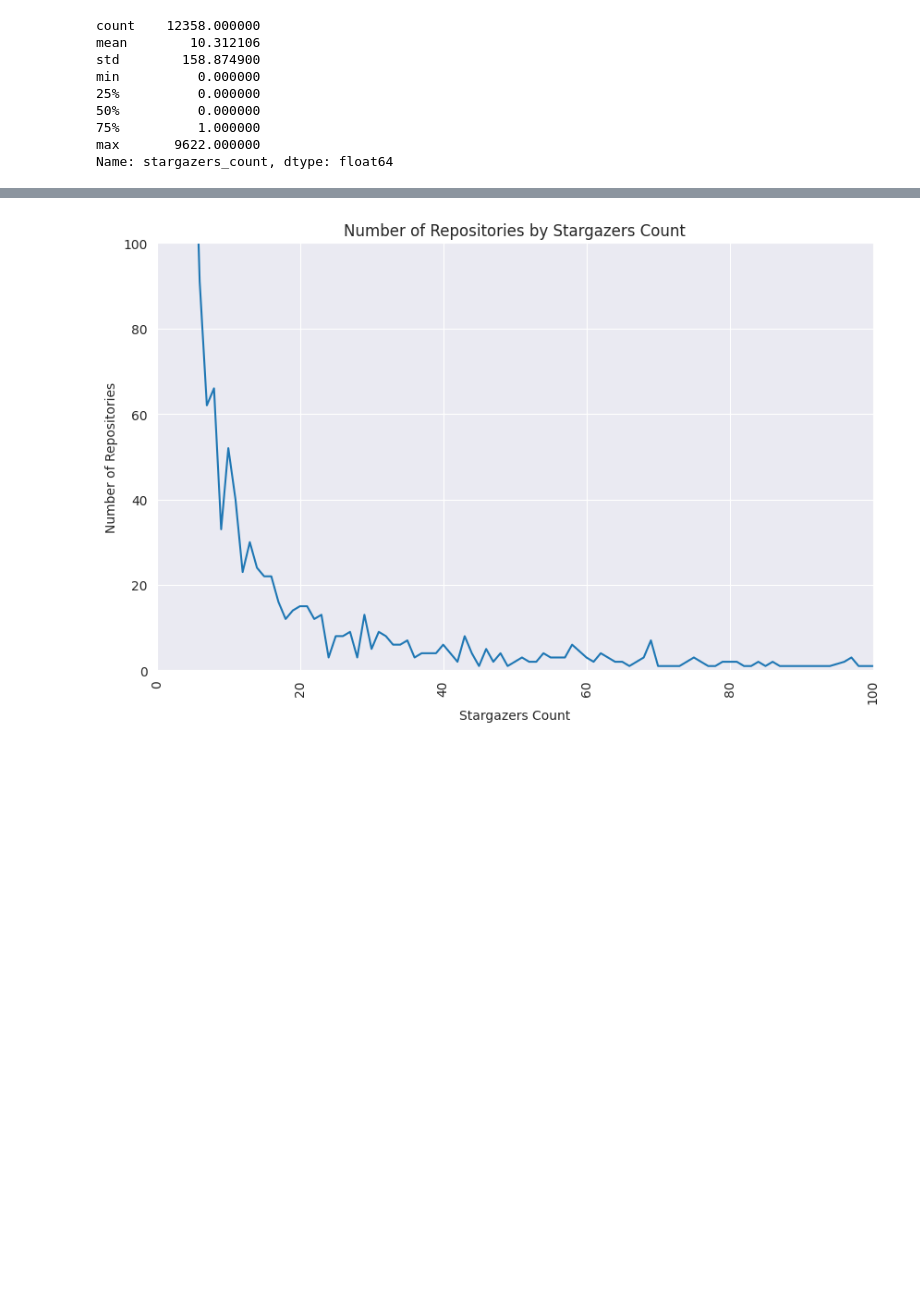
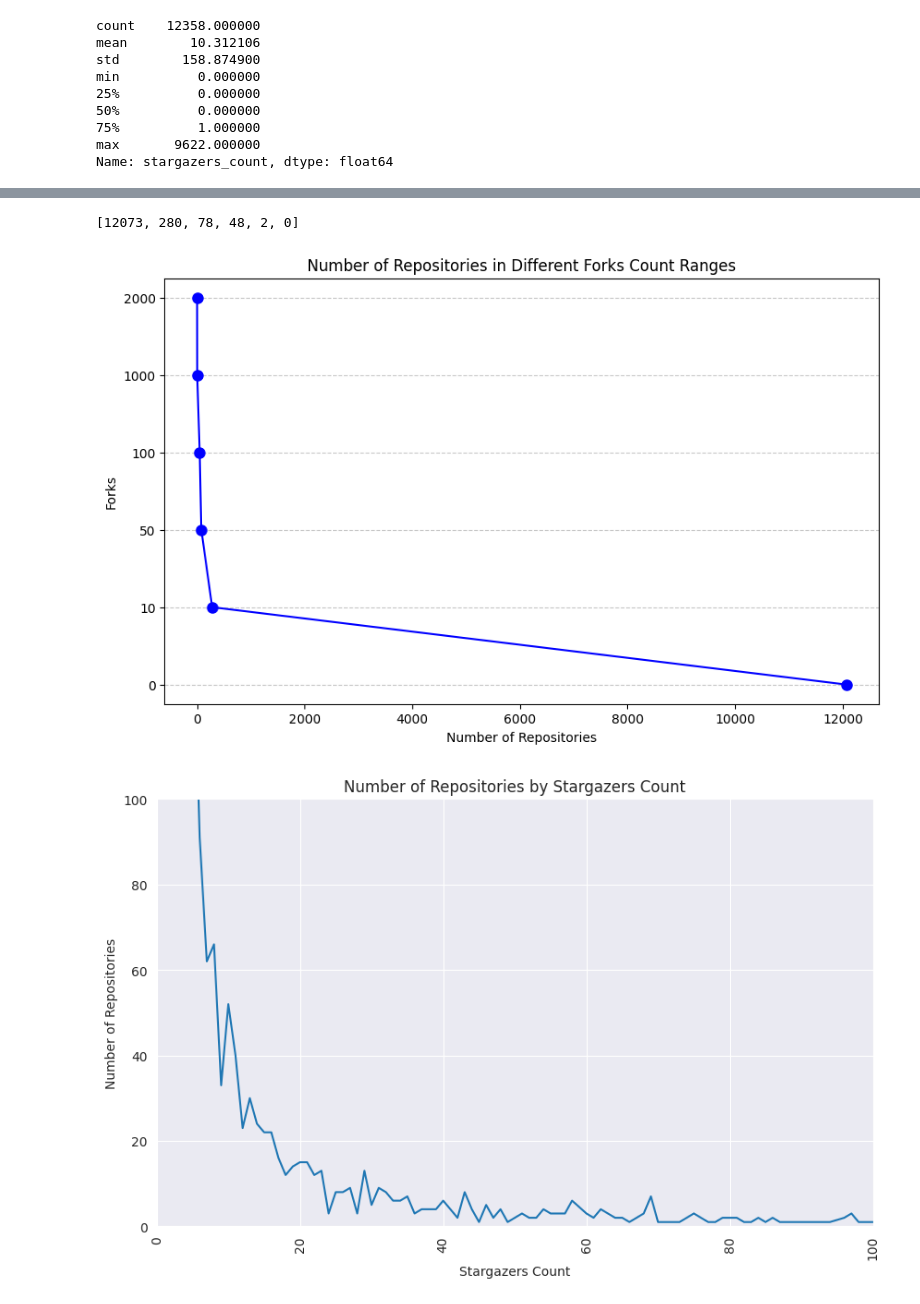
Before and after one commit to Cucharoth/t2_eda, a Jupyter notebook: src/eda.ipynb, the cells around one changed output, grey strips where cells are left out. Saved outputs shown, nothing was run; the diff lists cells and outputs as text; code cells hidden in the pictures; blank space fills up the shorter version.

```diff
--- a/src/eda.ipynb
+++ b/src/eda.ipynb
@@ -200,3 +209,27 @@ Passing `palette` without assigning `hue` is deprecated and will be removed in v
+# %%
+
+less_than_500 = user_repos[user_repos['forks_count'] <= 10].shape[0]
+more_than_500 = user_repos[user_repos['forks_count'] >= 10].shape[0]
+more_than_1000 = user_repos[user_repos['forks_count'] >= 50].shape[0]
+more_than_1500 = user_repos[user_repos['forks_count'] >= 100].shape[0]
+more_than_2000 = user_repos[user_repos['forks_count'] >= 1000].shape[0]
+more_than_2500 = user_repos[user_repos['forks_count'] >= 2000].shape[0]
+
+categories = ['0', '10', '50', '100', '1000', '2000']
+counts = [less_than_500, more_than_500, more_than_1000, more_than_1500, more_than_2000, more_than_2500]
+print(counts)
+
+plt.figure(figsize=(10, 6))
+plt.plot(counts, categories, marker='o', linestyle='-', color='b', markersize=8)
+
+plt.title('Number of Repositories in Different Forks Count Ranges')
+plt.xlabel('Number of Repositories')
+plt.ylabel('Forks')
+plt.grid(axis='y', linestyle='--', alpha=0.7)
+plt.show()
+# %% [output]
+[12073, 280, 78, 48, 2, 0]
+[figure, added]
 # %%
 # %% [output]
 [figure]
```
Also changed, not shown: parts of 2 cells of this notebook.
